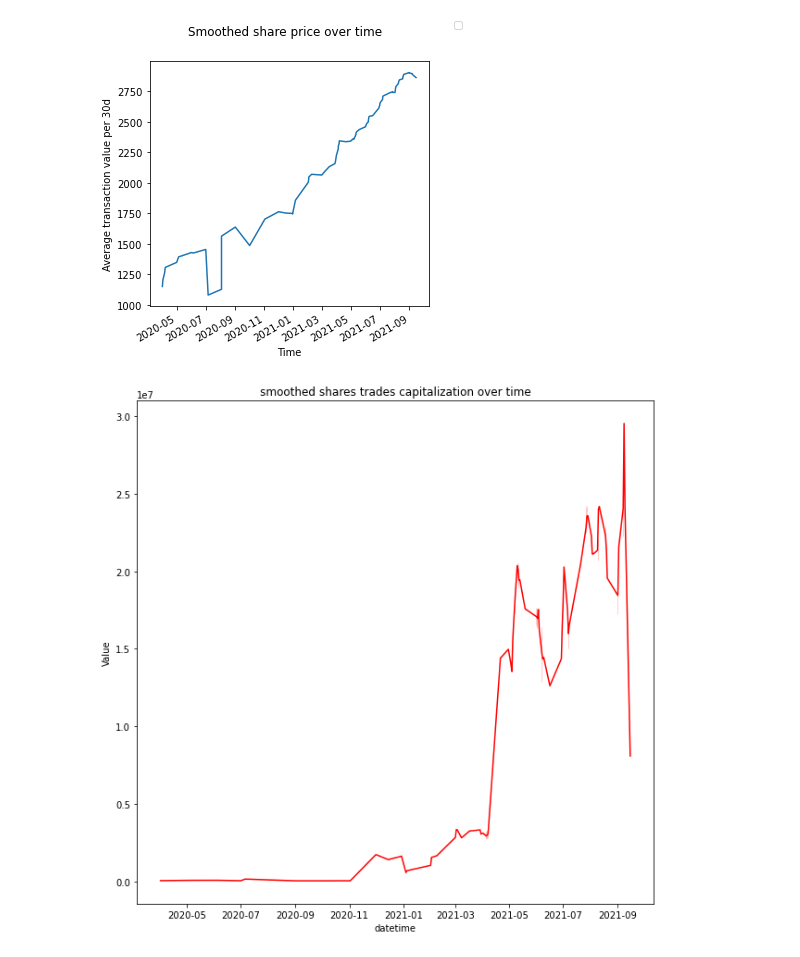
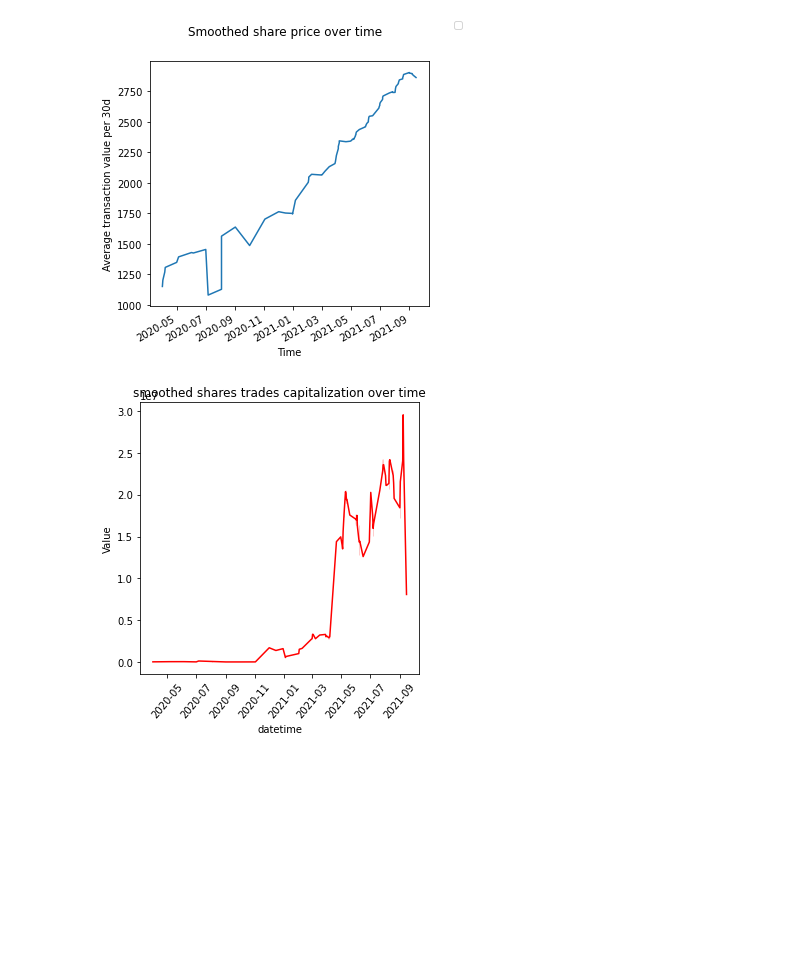
Before and after one commit to IX-Swap/data-science, a Jupyter notebook: fast_shares_analysis.ipynb, the cells around one changed output. Drawn from its saved outputs; the diff is of its cells as text; code cells hidden in the pictures; blank space fills up the shorter version.

```diff
--- a/fast_shares_analysis.ipynb
+++ b/fast_shares_analysis.ipynb
@@ -351,11 +340,12 @@ smooth_google_df = show_transactions_distribution_moving_average(
 No handles with labels found to put in legend.
 [figure]
 # %%
-plt.figure(figsize=(10, 10))
-sns.lineplot(data=smooth_google_df, x='datetime', y='Value', color='red').set_title(
+plt.figure(figsize=(5, 5))
+ax = sns.lineplot(data=smooth_google_df, x='datetime', y='Value', color='red').set_title(
     'smoothed shares trades capitalization over time'
     )
+plt.xticks(rotation=50)
 plt.show()
 # %% [output]
-[figure, old version]
+[figure, new version]
 # %%
```
Also changed, not shown: parts of 43 cells of this notebook.
